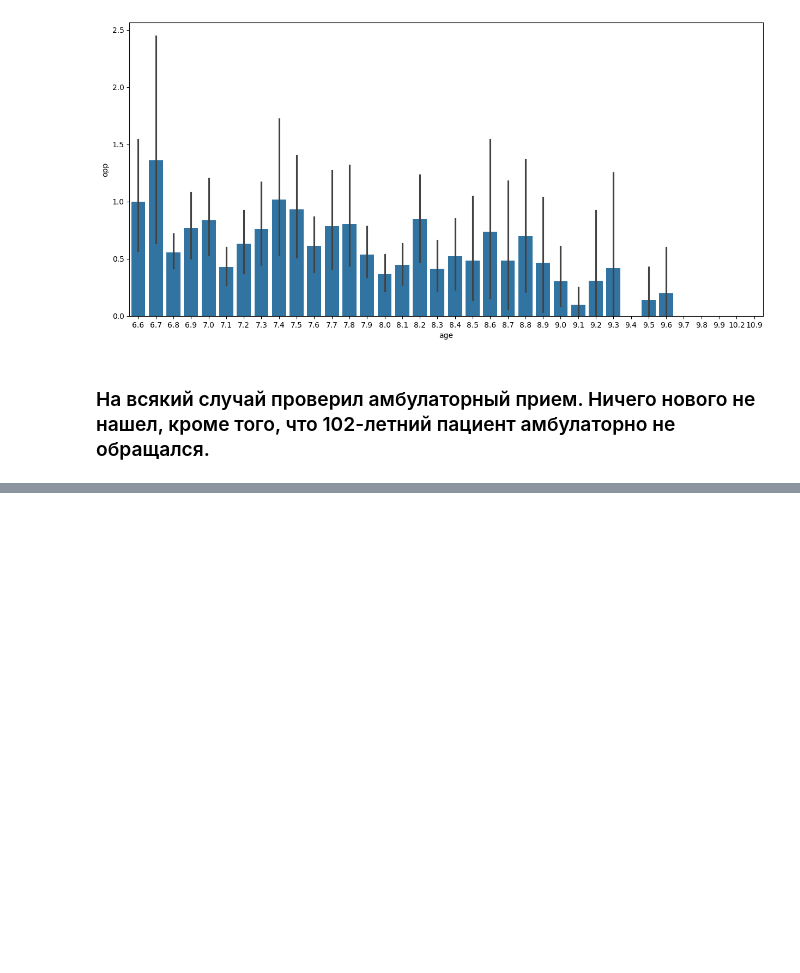
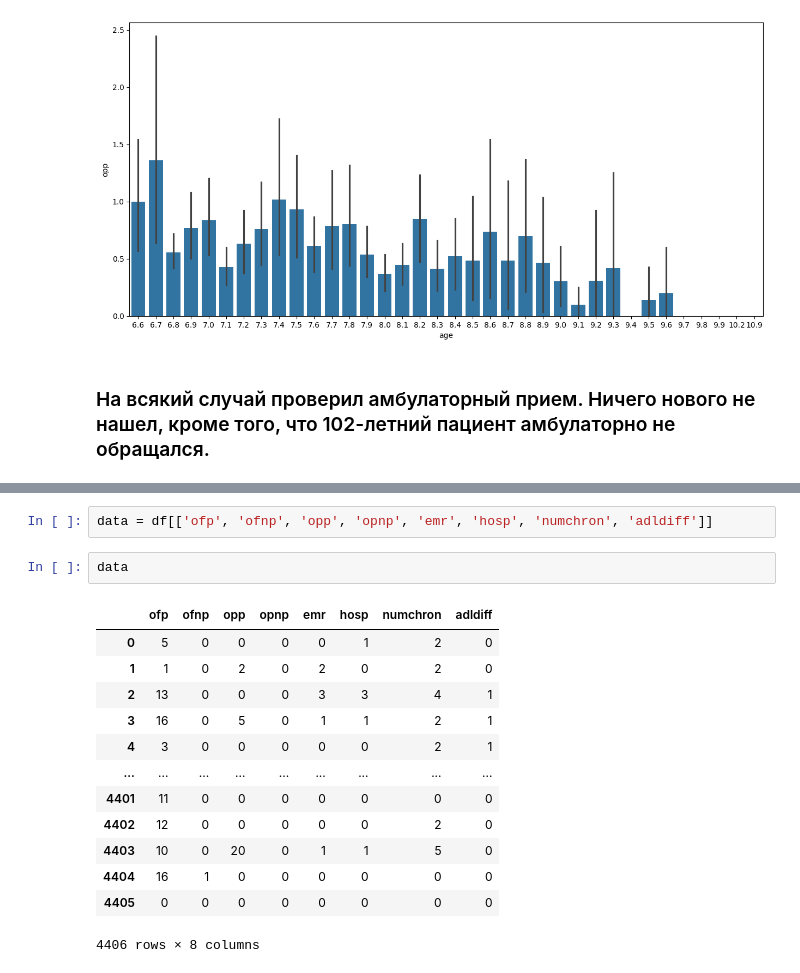
Before and after one commit to vpshenichnii/Innopolis-2024PVA, a Jupyter notebook: midterm_assest_Pshenichnii.ipynb, the cells around one changed output, grey strips where cells are left out. Cells and saved outputs as stored; diff of their text form; blank space fills up the shorter version.

```diff
--- a/midterm_assest_Pshenichnii.ipynb
+++ b/midterm_assest_Pshenichnii.ipynb
@@ -270,0 +323,18 @@ plt.show()
+# %%
+data = df[['ofp', 'ofnp', 'opp', 'opnp', 'emr', 'hosp', 'numchron', 'adldiff']]
+# %%
+data
+# %% [output]
+|  | ofp | ofnp | opp | opnp | emr | hosp | numchron | adldiff |
+| 0 | 5 | 0 | 0 | 0 | 0 | 1 | 2 | 0 |
+| 1 | 1 | 0 | 2 | 0 | 2 | 0 | 2 | 0 |
+| 2 | 13 | 0 | 0 | 0 | 3 | 3 | 4 | 1 |
+| 3 | 16 | 0 | 5 | 0 | 1 | 1 | 2 | 1 |
+| 4 | 3 | 0 | 0 | 0 | 0 | 0 | 2 | 1 |
+| ... | ... | ... | ... | ... | ... | ... | ... | ... |
+| 4401 | 11 | 0 | 0 | 0 | 0 | 0 | 0 | 0 |
+| 4402 | 12 | 0 | 0 | 0 | 0 | 0 | 2 | 0 |
+| 4403 | 10 | 0 | 20 | 0 | 1 | 1 | 5 | 0 |
+| 4404 | 16 | 1 | 0 | 0 | 0 | 0 | 0 | 0 |
+| 4405 | 0 | 0 | 0 | 0 | 0 | 0 | 0 | 0 |
+4406 rows × 8 columns
```
Also changed, not shown: parts of 24 cells of this notebook.
